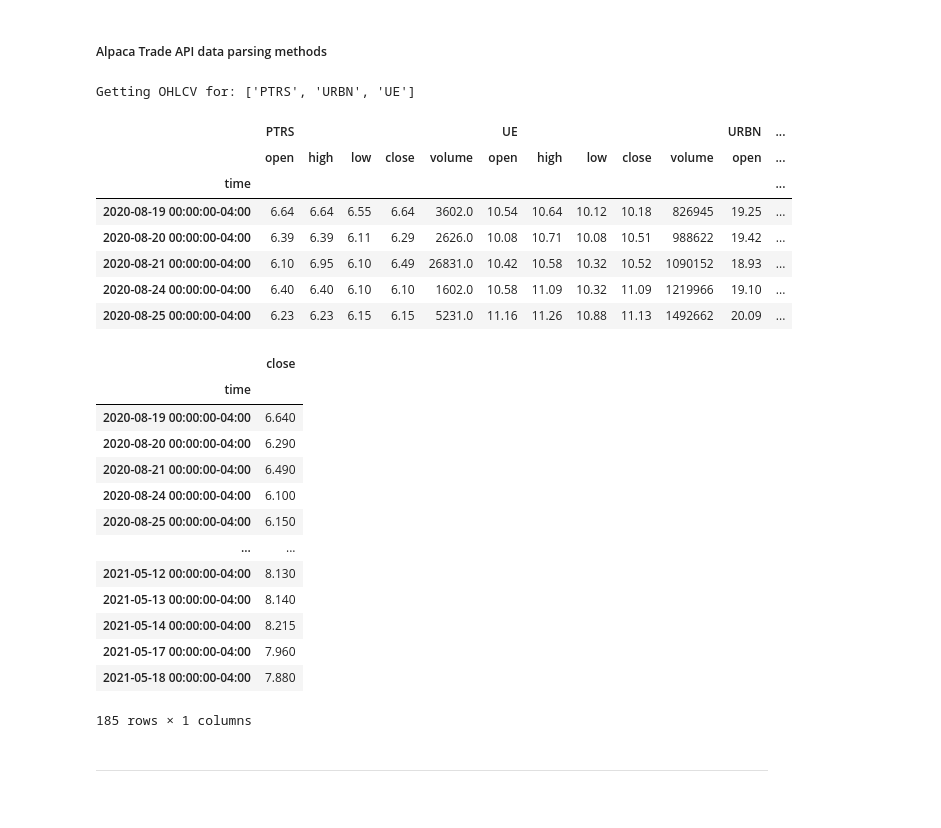
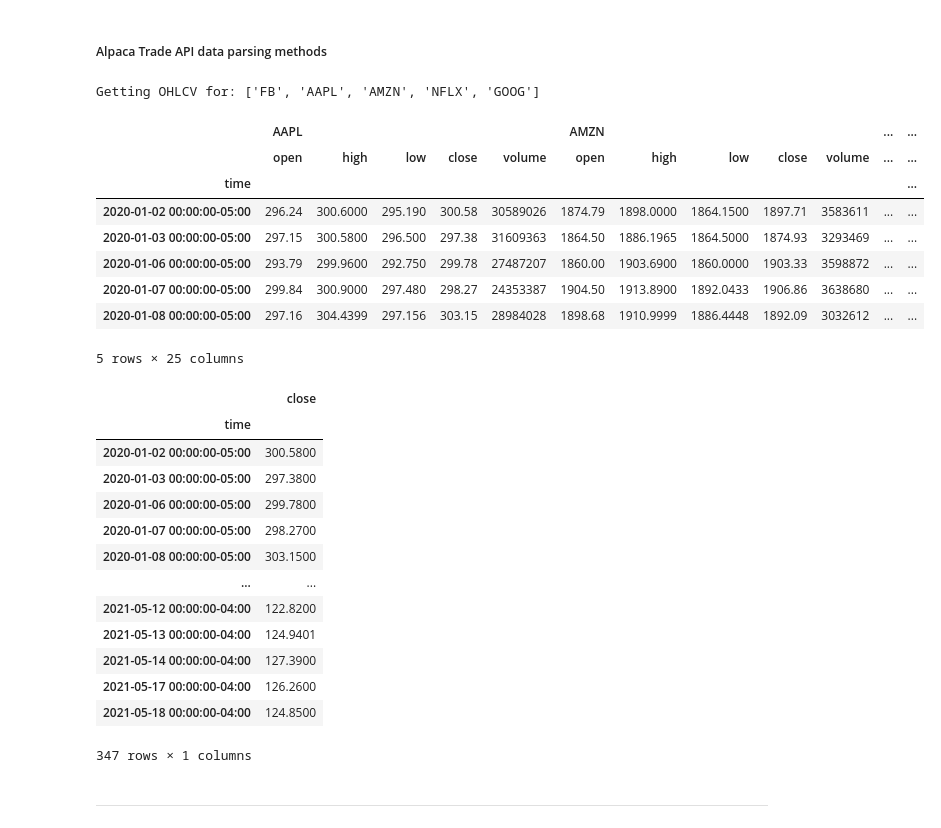
Before and after one commit to illyanyc/fin-tracker, a Jupyter notebook: technicals.ipynb, the cells around one changed output. Drawn from its saved outputs; the diff is of its cells as text; code cells hidden in the pictures.

```diff
--- a/technicals.ipynb
+++ b/technicals.ipynb
@@ -152,18 +152,20 @@ def ohlcv_alpaca(tickers: list or DataFrame ,
 
     return ohlcv_df
 # %%
-ohlcv = ohlcv_alpaca(tickers_df.sample(3)).dropna()
+# ohlcv = ohlcv_alpaca(tickers_df.sample(3)).dropna()
+ohlcv = ohlcv_alpaca(['FB','AAPL','AMZN','NFLX','GOOG'])
 ohlcv.head()
 # %% [output]
-Getting OHLCV for: ['PTRS', 'URBN', 'UE']
+Getting OHLCV for: ['FB', 'AAPL', 'AMZN', 'NFLX', 'GOOG']
-|  | PTRS |  |  |  |  | UE |  |  |  |  | URBN | ... |
-|  | open | high | low | close | volume | open | high | low | close | volume | open | ... |
+|  | AAPL |  |  |  |  | AMZN |  |  |  |  | ... | ... |
+|  | open | high | low | close | volume | open | high | low | close | volume | ... | ... |
 | time |  |  |  |  |  |  |  |  |  |  |  | ... |
-| 2020-08-19 00:00:00-04:00 | 6.64 | 6.64 | 6.55 | 6.64 | 3602.0 | 10.54 | 10.64 | 10.12 | 10.18 | 826945 | 19.25 | ... |
-| 2020-08-20 00:00:00-04:00 | 6.39 | 6.39 | 6.11 | 6.29 | 2626.0 | 10.08 | 10.71 | 10.08 | 10.51 | 988622 | 19.42 | ... |
-| 2020-08-21 00:00:00-04:00 | 6.10 | 6.95 | 6.10 | 6.49 | 26831.0 | 10.42 | 10.58 | 10.32 | 10.52 | 1090152 | 18.93 | ... |
-| 2020-08-24 00:00:00-04:00 | 6.40 | 6.40 | 6.10 | 6.10 | 1602.0 | 10.58 | 11.09 | 10.32 | 11.09 | 1219966 | 19.10 | ... |
-| 2020-08-25 00:00:00-04:00 | 6.23 | 6.23 | 6.15 | 6.15 | 5231.0 | 11.16 | 11.26 | 10.88 | 11.13 | 1492662 | 20.09 | ... |
+| 2020-01-02 00:00:00-05:00 | 296.24 | 300.6000 | 295.190 | 300.58 | 30589026 | 1874.79 | 1898.0000 | 1864.1500 | 1897.71 | 3583611 | ... | ... |
+| 2020-01-03 00:00:00-05:00 | 297.15 | 300.5800 | 296.500 | 297.38 | 31609363 | 1864.50 | 1886.1965 | 1864.5000 | 1874.93 | 3293469 | ... | ... |
+| 2020-01-06 00:00:00-05:00 | 293.79 | 299.9600 | 292.750 | 299.78 | 27487207 | 1860.00 | 1903.6900 | 1860.0000 | 1903.33 | 3598872 | ... | ... |
+| 2020-01-07 00:00:00-05:00 | 299.84 | 300.9000 | 297.480 | 298.27 | 24353387 | 1904.50 | 1913.8900 | 1892.0433 | 1906.86 | 3638680 | ... | ... |
+| 2020-01-08 00:00:00-05:00 | 297.16 | 304.4399 | 297.156 | 303.15 | 28984028 | 1898.68 | 1910.9999 | 1886.4448 | 1892.09 | 3032612 | ... | ... |
+5 rows × 25 columns
 # %%
 # Test technical analysis class method
 stocks = TechnicalAnalysis(ohlcv)
@@ -171,18 +173,18 @@ stocks.close(ticker=stocks.tickers()[0])
 # %% [output]
 |  | close |
 | time |  |
-| 2020-08-19 00:00:00-04:00 | 6.640 |
-| 2020-08-20 00:00:00-04:00 | 6.290 |
-| 2020-08-21 00:00:00-04:00 | 6.490 |
-| 2020-08-24 00:00:00-04:00 | 6.100 |
-| 2020-08-25 00:00:00-04:00 | 6.150 |
+| 2020-01-02 00:00:00-05:00 | 300.5800 |
+| 2020-01-03 00:00:00-05:00 | 297.3800 |
+| 2020-01-06 00:00:00-05:00 | 299.7800 |
+| 2020-01-07 00:00:00-05:00 | 298.2700 |
+| 2020-01-08 00:00:00-05:00 | 303.1500 |
 | ... | ... |
-| 2021-05-12 00:00:00-04:00 | 8.130 |
-| 2021-05-13 00:00:00-04:00 | 8.140 |
-| 2021-05-14 00:00:00-04:00 | 8.215 |
-| 2021-05-17 00:00:00-04:00 | 7.960 |
-| 2021-05-18 00:00:00-04:00 | 7.880 |
+| 2021-05-12 00:00:00-04:00 | 122.8200 |
+| 2021-05-13 00:00:00-04:00 | 124.9401 |
+| 2021-05-14 00:00:00-04:00 | 127.3900 |
+| 2021-05-17 00:00:00-04:00 | 126.2600 |
+| 2021-05-18 00:00:00-04:00 | 124.8500 |
-185 rows × 1 columns
+347 rows × 1 columns
 # %% [markdown]
 ---
 # %% [markdown]
```
Also changed, not shown: parts of 7 cells of this notebook, 1 other file.
